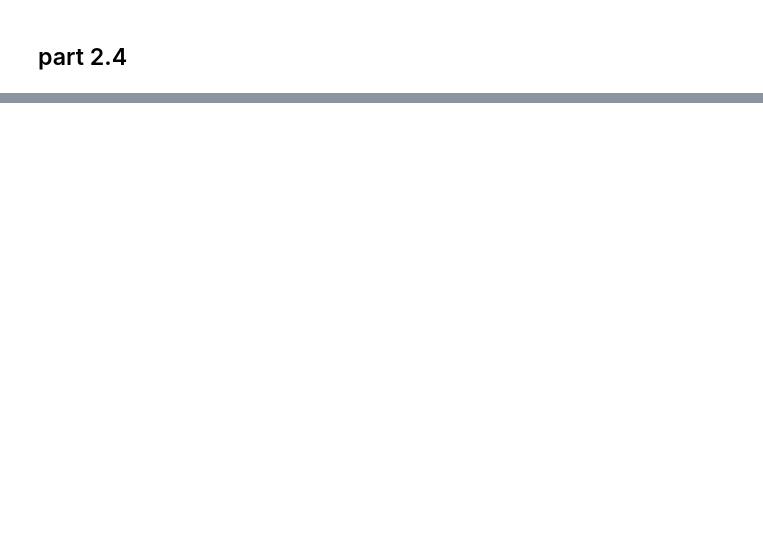
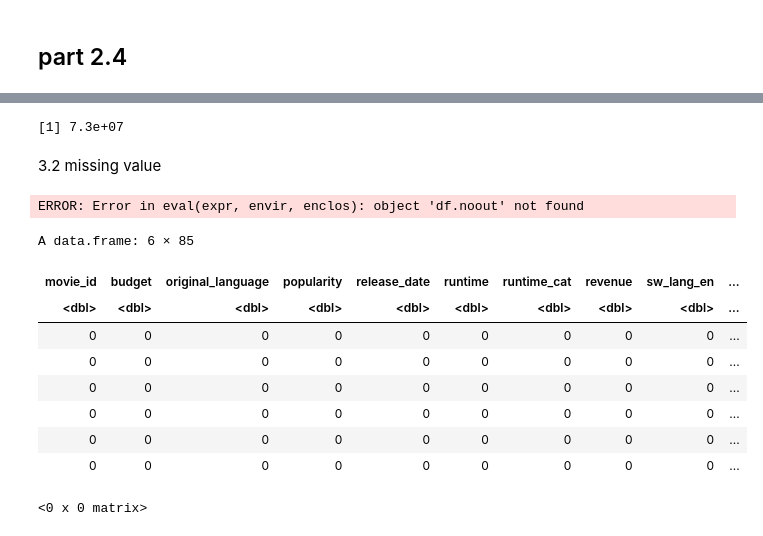
Before and after one commit to rafichn/DataScience, a Jupyter notebook: stats/EDA final with R.ipynb, the cells around one changed output, grey strips where cells are left out. Saved outputs shown, nothing was run; the diff lists cells and outputs as text; code cells hidden in the pictures; blank space fills up the shorter version.

```diff
--- a/stats/EDA final with R.ipynb
+++ b/stats/EDA final with R.ipynb
@@ -162,0 +918,31 @@ ERROR: Error in density.default(ff$revenue): 'x' contains missing values
+# %%
+
+min(budget.out$out)
+# %% [output]
+[1] 7.3e+07
+# %% [markdown]
+3.2 missing value
+# %%
+## save the original table into another table and put the dataset after the outlier treatment into df
+df.orig <- df
+df <- df.noout
+# %% [output]
+ERROR: Error in eval(expr, envir, enclos): object 'df.noout' not found
+# %%
+## remade the missing matrix to include the new missing values generated by the outliers treatment
+df.na <- ff
+for(i in names(ff)) {
+    df.na[,i] <- ifelse(is.na(df.na[,i])==T,1,0)
+}
+# %%
+head(df.na)
+# %% [output]
+A data.frame: 6 × 85
+| movie_id | budget | original_language | popularity | release_date | runtime | runtime_cat | revenue | sw_lang_en | ... |
+| <dbl> | <dbl> | <dbl> | <dbl> | <dbl> | <dbl> | <dbl> | <dbl> | <dbl> | ... |
+| 0 | 0 | 0 | 0 | 0 | 0 | 0 | 0 | 0 | ... |
+| 0 | 0 | 0 | 0 | 0 | 0 | 0 | 0 | 0 | ... |
+| 0 | 0 | 0 | 0 | 0 | 0 | 0 | 0 | 0 | ... |
+| 0 | 0 | 0 | 0 | 0 | 0 | 0 | 0 | 0 | ... |
+| 0 | 0 | 0 | 0 | 0 | 0 | 0 | 0 | 0 | ... |
+| 0 | 0 | 0 | 0 | 0 | 0 | 0 | 0 | 0 | ... |
@@ -162,0 +968,5 @@ ERROR: Error in density.default(ff$revenue): 'x' contains missing values
+# %%
+missres <- data.frame(variable=NULL,mechanism=NULL,treatment=NULL)
+missres
+# %% [output]
+<0 x 0 matrix>
```
Also changed, not shown: parts of 26 cells of this notebook.
